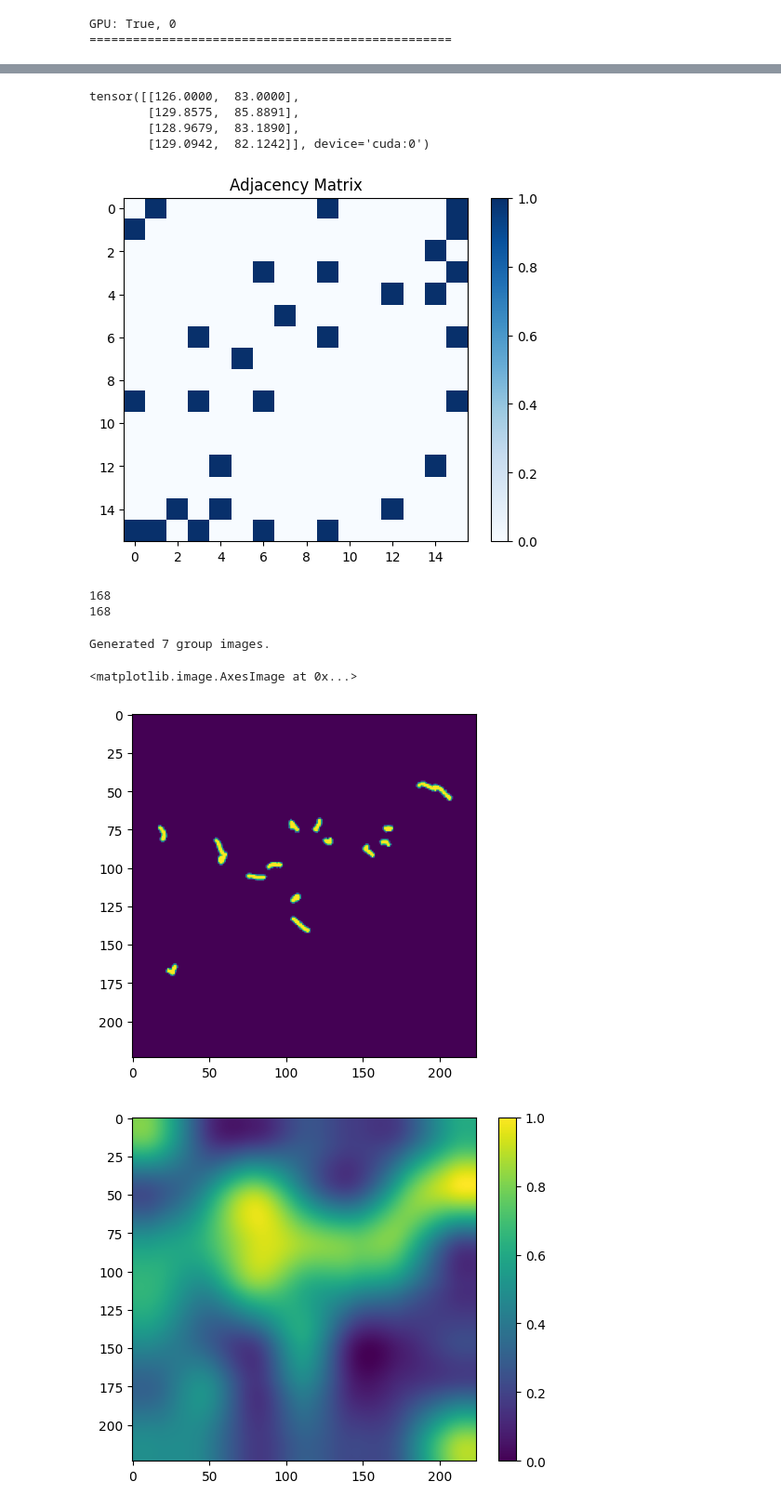
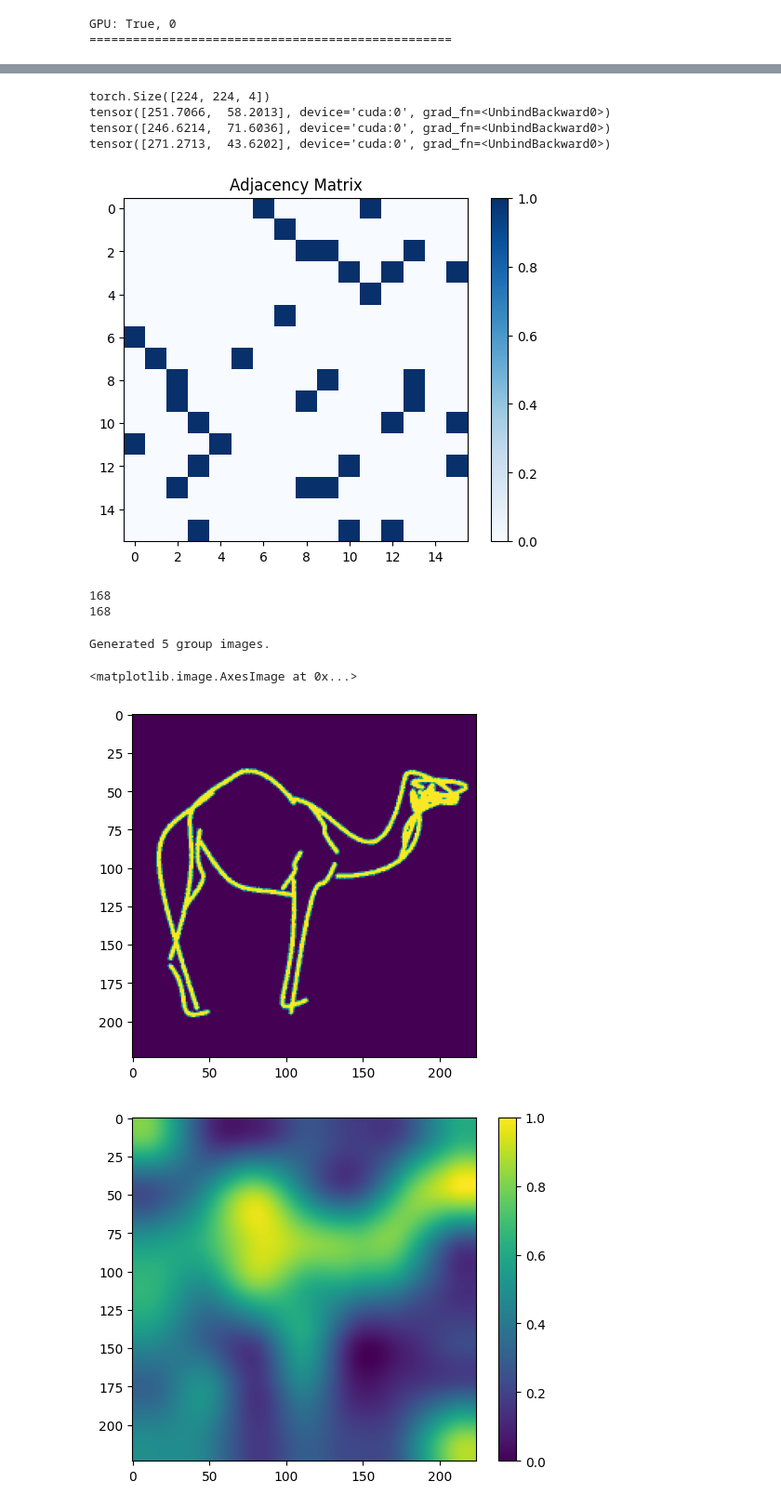
Before and after one commit to Sentixxx/CLIPasso, a Jupyter notebook: CLIPassoModule.ipynb, the cells around one changed output, grey strips where cells are left out. Shown: that part at 93% size. Drawn from its saved outputs; the diff is of its cells as text; code cells hidden in the pictures.

```diff
--- a/CLIPassoModule.ipynb
+++ b/CLIPassoModule.ipynb
@@ -62,10 +163,15 @@ img = renderer.init_image(stage=0)
-# %%
-print(renderer.control_points_set[0])
-# %% [output]
-tensor([[126.0000,  83.0000],
-        [129.8575,  85.8891],
-        [128.9679,  83.1890],
-        [129.0942,  82.1242]], device='cuda:0')
+# %%
+print(renderer.render_warp().shape)
+
+for points in renderer.control_points_set:
+    for point in points:
+        if point[0] > 224 or point[1] > 224:
+            print(point)
+# %% [output]
+torch.Size([224, 224, 4])
+tensor([251.7066,  58.2013], device='cuda:0', grad_fn=<UnbindBackward0>)
+tensor([246.6214,  71.6036], device='cuda:0', grad_fn=<UnbindBackward0>)
+tensor([271.2713,  43.6202], device='cuda:0', grad_fn=<UnbindBackward0>)
 # %%
 import torch
 import matplotlib.pyplot as plt
@@ -100,6 +206,9 @@ def computePointsCosineSimilarity(pointsA: torch.Tensor, pointsB: torch.Tensor):
     return cosine_sim.mean()
 
 def getAttention(point: torch.Tensor):
+    # assert point[1] < renderer.attention_map.shape[0] and point[0] < renderer.attention_map.shape[1]
+    if point[1] >= renderer.attention_map.shape[0] or point[0] >= renderer.attention_map.shape[1]:
+        return torch.tensor(0.0)
     return renderer.attention_map[point[1].long(), point[0].long()]
 
 def computeAttentionSimilarity(pointsA: torch.Tensor, pointsB: torch.Tensor):
@@ -107,34 +216,34 @@ def computeAttentionSimilarity(pointsA: torch.Tensor, pointsB: torch.Tensor):
     n = len(pointsA)
 
     attention_A = torch.tensor([getAttention(point) for point in pointsA])
     attention_B = torch.tensor([getAttention(point) for point in pointsB])
 
     return abs(attention_A.mean() - attention_B.mean())
 
 def computeAdjacencyMatrix(points_set):
     num_points = len(points_set)
     adjacency_matrix = torch.zeros((num_points, num_points), dtype=torch.float32)
     for i in range(len(points_set)):
         for j in range(len(points_set)):
             if i == j:
                 continue
             cos_sim = computePointsCosineSimilarity(points_set[i], points_set[j])
             att_sim = computeAttentionSimilarity(points_set[i], points_set[j])
             # print(f"cos_sim: {cos_sim}, att_sim: {att_sim}")
             adjacency_matrix[i, j] = torch.where(cos_sim > similar_threshold and att_sim < attention_threshold, torch.tensor(1.0), torch.tensor(0.0))
     return adjacency_matrix
 
 adjacency_matrix = computeAdjacencyMatrix(renderer.control_points_set).to('cuda')
 
 plt.imshow(adjacency_matrix.cpu().numpy(), cmap='Blues', interpolation='nearest')
 plt.colorbar()
 plt.title('Adjacency Matrix')
 plt.show()
 
 feature_matrix = torch.stack(renderer.control_points_set)
 # feature_matrix = feature_matrix.view(16,-1).to('cuda')
 # %% [output]
-[figure, old version]
+[figure, new version]
 # %%
 print(renderer.shape_groups.__sizeof__())
 print(renderer.shapes.__sizeof__())
@@ -191,7 +300,7 @@ pydiffvg.set_use_gpu(torch.cuda.is_available())
 connected_components = find_connected_components(adjacency_matrix)
 connected_components = [list(map(int, comp)) for comp in connected_components]
 
-num_control_points = torch.Tensor(len(renderer.control_points_set[0]))
+num_control_points = torch.zeros(renderer.num_segments, dtype = torch.int32) + (renderer.control_points_per_seg - 2)
 for group_id, component in enumerate(connected_components):
     # 确定子图网格大小
     num_paths = len(component)
@@ -201,12 +310,12 @@ for group_id, component in enumerate(connected_components):
     # 创建子图
     fig, axes = plt.subplots(rows, cols, figsize=(cols * 4, rows * 4))
     axes = axes.flatten()  # 将二维数组展平成一维，便于遍历
-
     for idx, i in enumerate(component):
         points = renderer.control_points_set[i]
+
         path = pydiffvg.Path(num_control_points=num_control_points,
                              points=points,
-                             stroke_width=torch.tensor(0.5),
+                             stroke_width=torch.tensor(1),
                              is_closed=False)
         shapes = [path]
         path_group = pydiffvg.ShapeGroup(shape_ids=torch.tensor([0]),
@@ -220,7 +329,7 @@ for group_id, component in enumerate(connected_components):
         out = render(canvas_width, canvas_height, 2, 2, 0, None, *scene_args)
 
         # 在子图中绘制当前 path
-        axes[idx].imshow(out.cpu(), interpolation="nearest")
+        axes[idx].imshow(out.cpu().detach().numpy(), interpolation="nearest")
         # axes[idx].axis("off")
         axes[idx].tick_params(left=False, bottom=False, labelleft=False, labelbottom=False)
         axes[idx].set_title(f"Path {i}")
@@ -240,7 +349,7 @@ for group_id, component in enumerate(connected_components):
 
 print(f"Generated {len(connected_components)} group images.")
 # %% [output]
-Generated 7 group images.
+Generated 5 group images.
 # %%
 import pydiffvg
 import matplotlib.pyplot as plt
@@ -268,10 +377,10 @@ plt.figure()
 
 # out[:, :, 3] = torch.where(out[:, :, 3] > 0, atm_tensor, out[:, :, 3])
 
-plt.imshow(out[:,:,3].cpu(),cmap='viridis')
+plt.imshow(out[:,:,3].cpu().detach().numpy(),cmap='viridis')
 # %% [output]
 <matplotlib.image.AxesImage at 0x...>
-[figure, old version]
+[figure, new version]
 # %%
 import matplotlib.pyplot as plt
 
```
Also changed, not shown: parts of 1 cell of this notebook.
